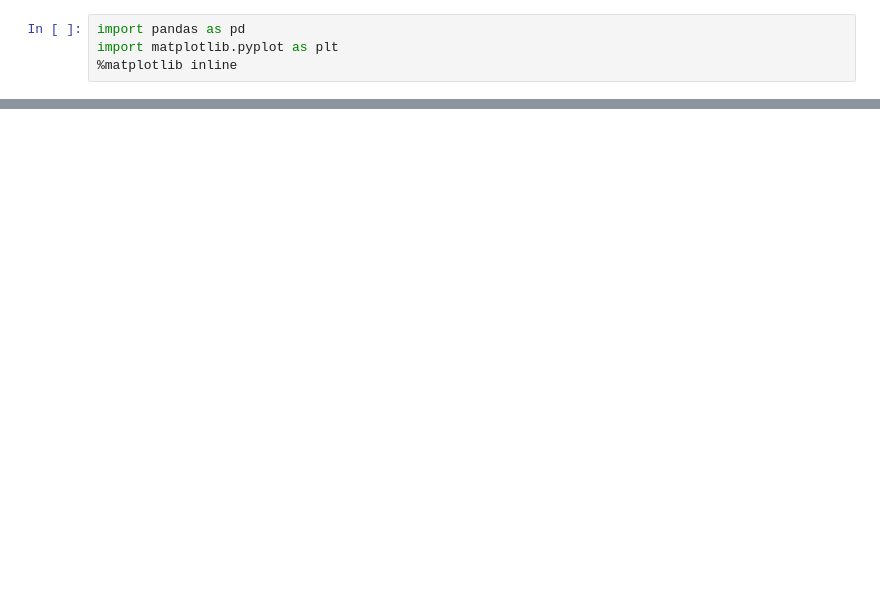
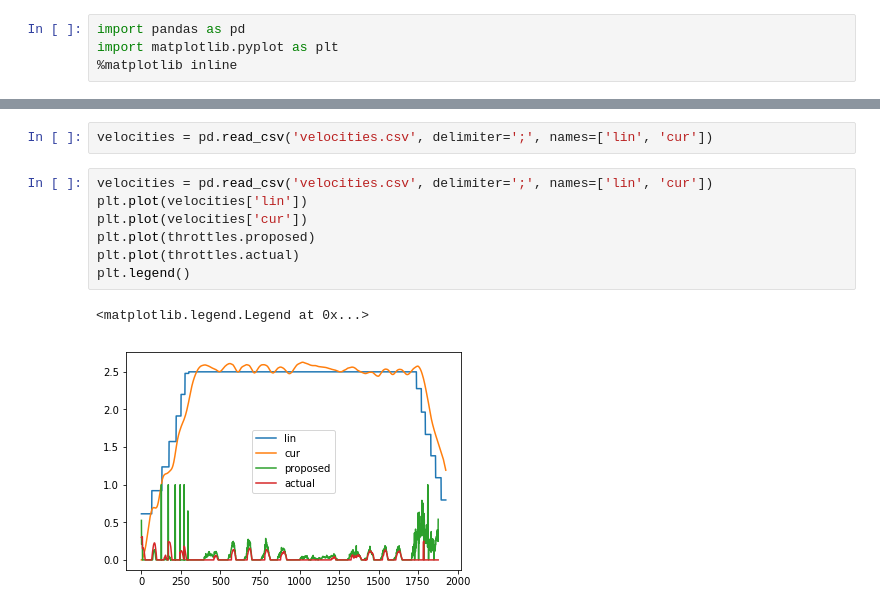
Before and after one commit to tindandelion/carnd-capstone-p13, a Jupyter notebook: ros/src/twist_controller/analysis.ipynb, the cells around one changed output, grey strips where cells are left out. Drawn from its saved outputs; the diff is of its cells as text; blank space fills up the shorter version.

```diff
--- a/ros/src/twist_controller/analysis.ipynb
+++ b/ros/src/twist_controller/analysis.ipynb
@@ -29,0 +31,12 @@ plt.legend()
+# %%
+velocities = pd.read_csv('velocities.csv', delimiter=';', names=['lin', 'cur'])
+# %%
+velocities = pd.read_csv('velocities.csv', delimiter=';', names=['lin', 'cur'])
+plt.plot(velocities['lin'])
+plt.plot(velocities['cur'])
+plt.plot(throttles.proposed)
+plt.plot(throttles.actual)
+plt.legend()
+# %% [output]
+<matplotlib.legend.Legend at 0x...>
+[figure, added]
```
Also changed, not shown: parts of 4 cells of this notebook, 7 other files.
